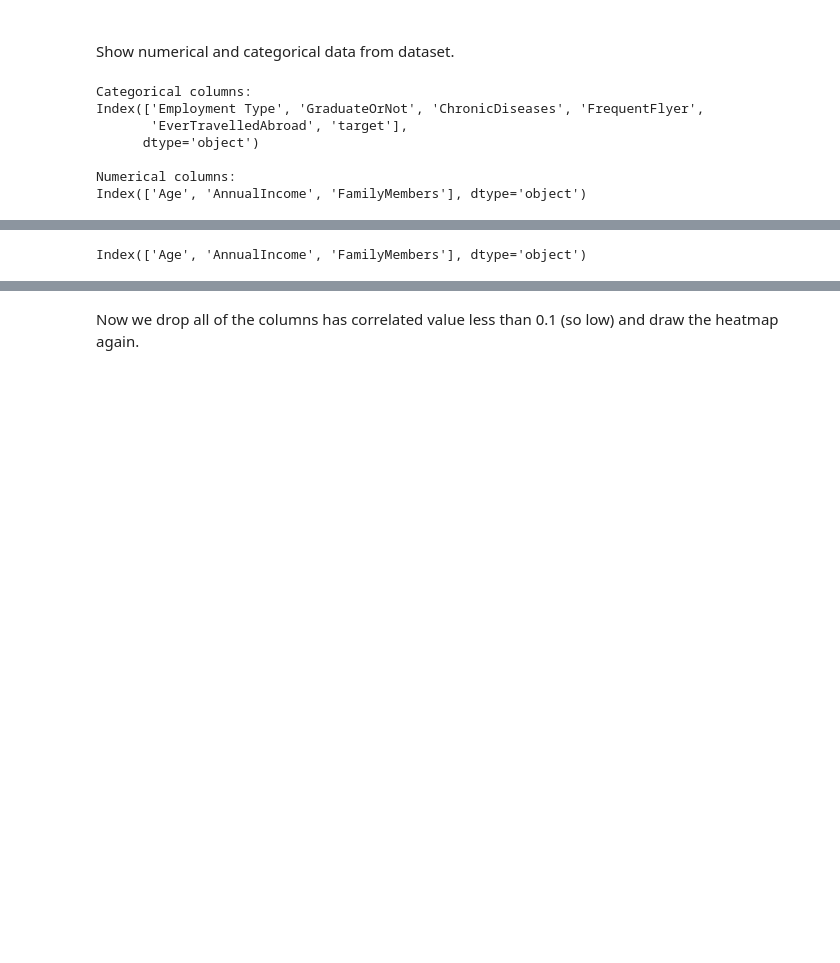
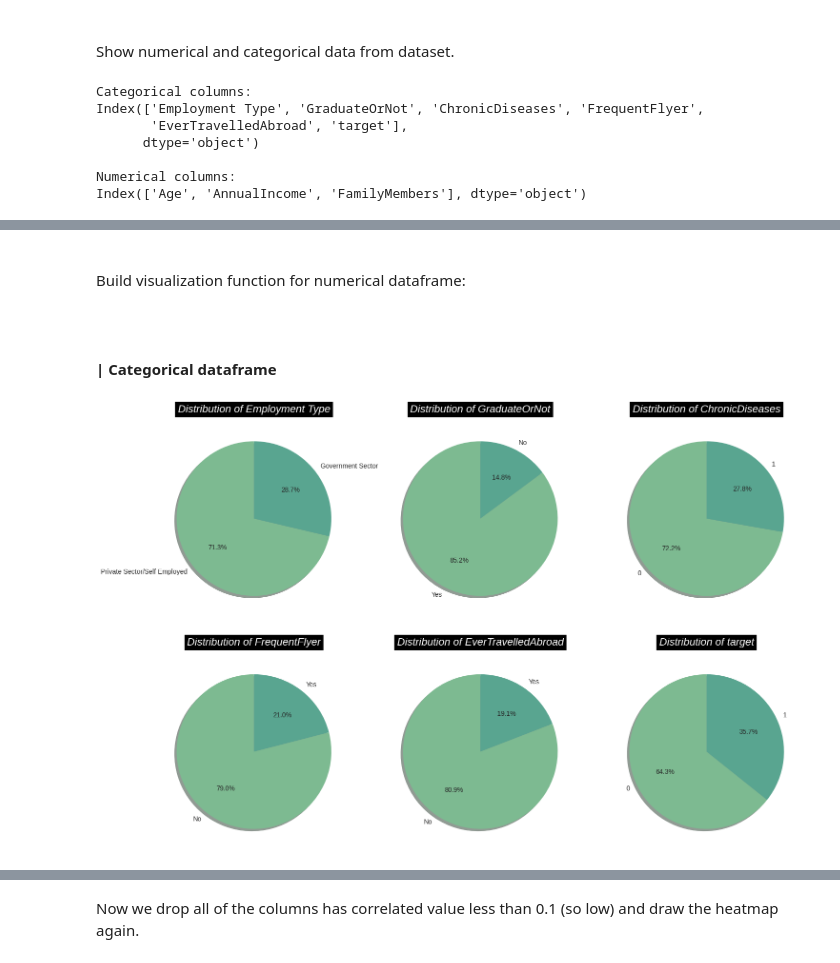
Before and after one commit to ttnghii/Machine-Learning-Basics-Models, a Jupyter notebook: 3- Naive Bayes/hw3.ipynb, the cells around one changed output, grey strips where cells are left out. Cells and saved outputs as stored; diff of their text form; code cells hidden in the pictures; blank space fills up the shorter version.

```diff
--- a/3- Naive Bayes/hw3.ipynb
+++ b/3- Naive Bayes/hw3.ipynb
@@ -240,4 +210,28 @@ We see the plot of numerical data:
-# %%
-numerical_df.columns
-# %% [output]
-Index(['Age', 'AnnualIncome', 'FamilyMembers'], dtype='object')
+# %%
+import math
+
+def pie_plot(categorical_df, n_cols=3):
+
+    fig, axes = plt.subplots(nrows=math.ceil(categorical_df.shape[1]/n_cols),
+                             ncols=n_cols,
+                             figsize=(15, 10))
+
+    for i, col in enumerate(categorical_df.columns):
+
+        ax = axes[i // n_cols][i % n_cols]
+
+        ax.pie(categorical_df[col].value_counts(),
+               labels=categorical_df[col].value_counts().index,
+               colors=sns.color_palette('crest'),
+               autopct='%1.1f%%',
+               shadow=True,
+               startangle=90)
+
+        ax.set_title(f'Distribution of {col}', fontdict=font, pad=15)
+
+    plt.tight_layout()
+    plt.show()
+# %% [markdown]
+<br>
+
+Build visualization function for numerical dataframe:
@@ -243,0 +255,8 @@ Index(['Age', 'AnnualIncome', 'FamilyMembers'], dtype='object')
+# %% [markdown]
+<br>
+
+#### **| Categorical dataframe**
+# %%
+pie_plot(categorical_df)
+# %% [output]
+[figure, added]
```
Also changed, not shown: parts of 76 cells of this notebook.
